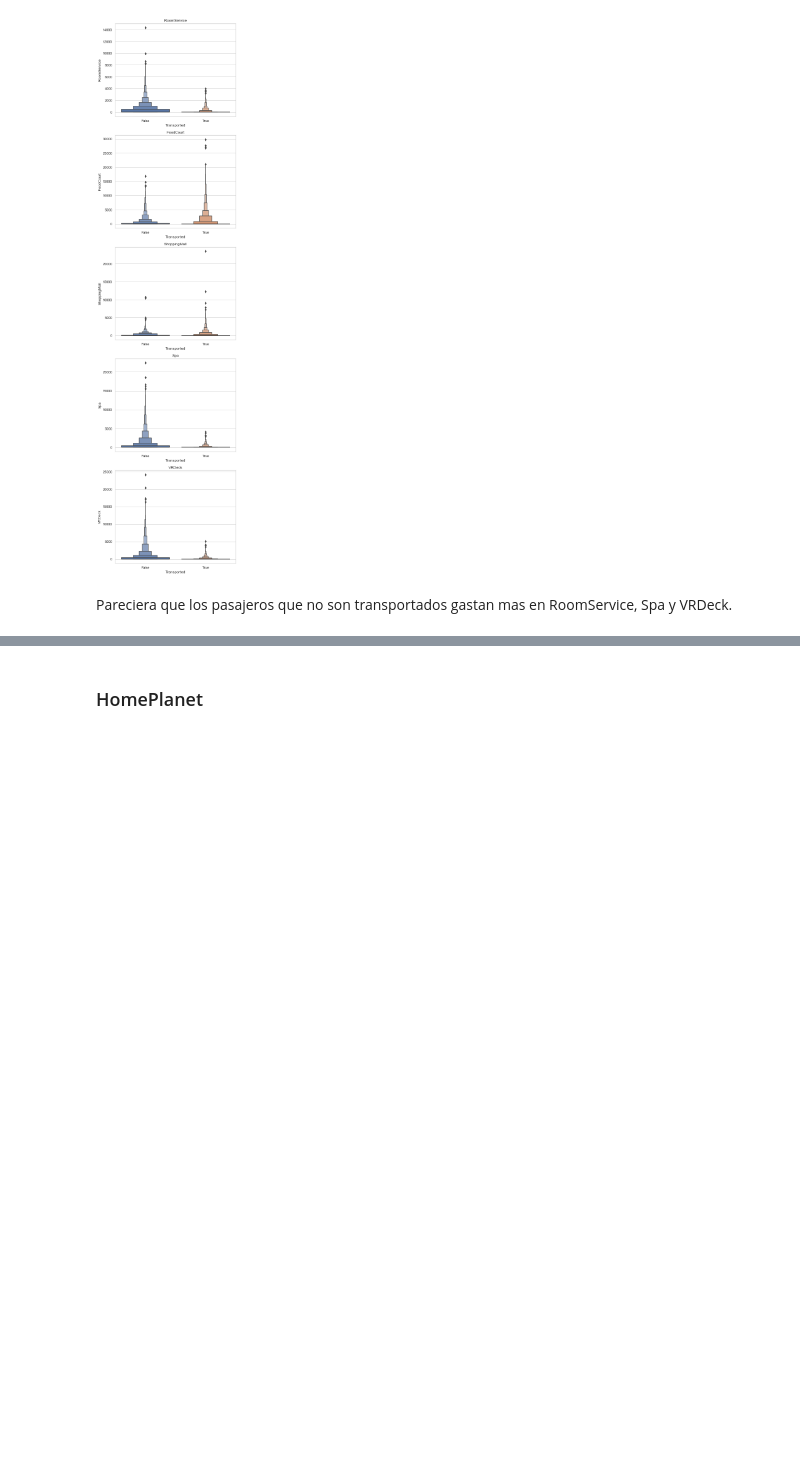
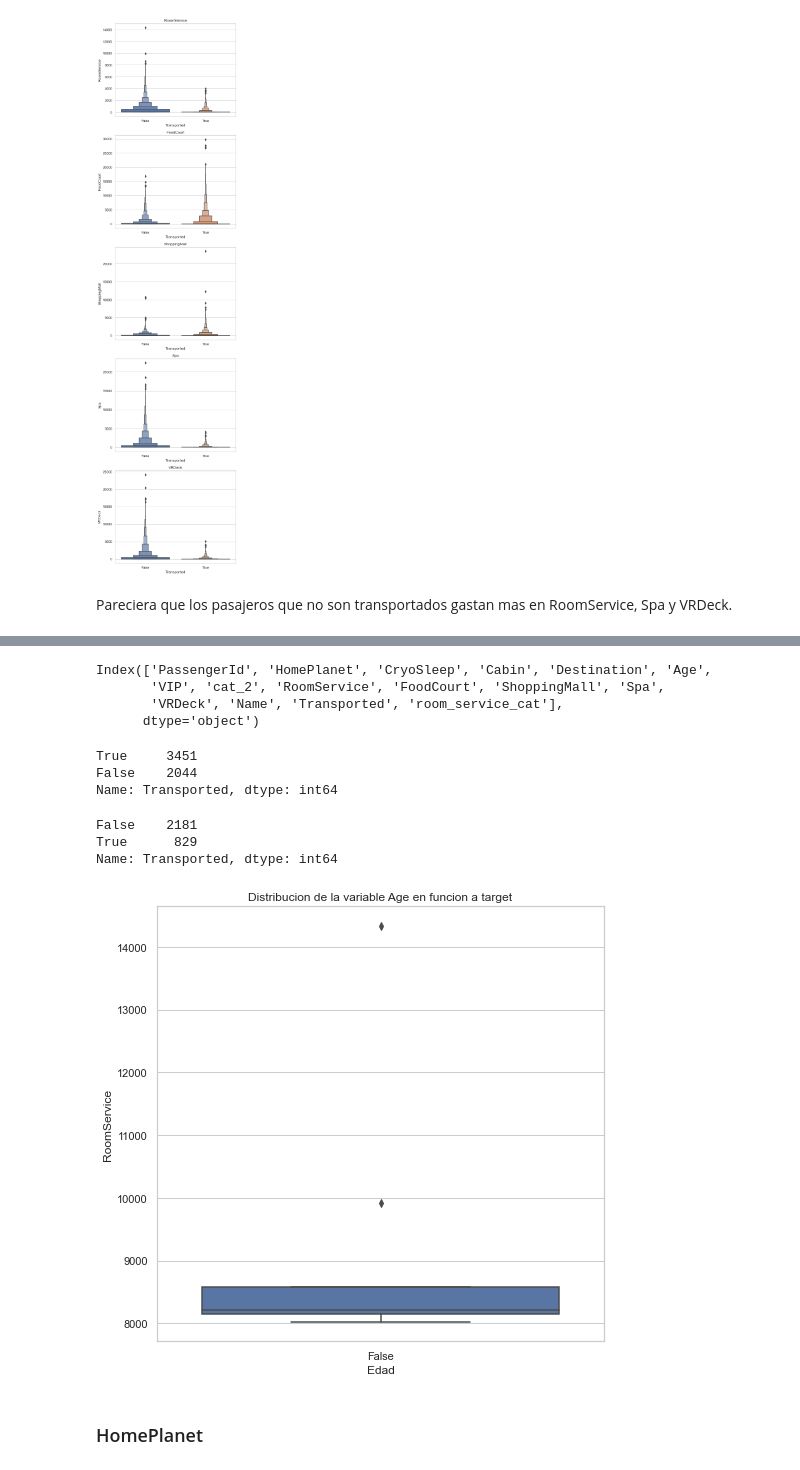
Before and after one commit to ayepezzetto/METLAB, a Jupyter notebook: Challenge_Titanic_RamaGiuli.ipynb, the cells around one changed output, grey strips where cells are left out. Cells and saved outputs as stored; diff of their text form; code cells hidden in the pictures; blank space fills up the shorter version.

Commit message:
Pruebas de variables

```diff
--- a/Challenge_Titanic_RamaGiuli.ipynb
+++ b/Challenge_Titanic_RamaGiuli.ipynb
@@ -535,0 +565,3 @@ Pareciera que los pasajeros que no son transportados gastan mas en RoomService,
+# %%
+df['room_service_cat'] = pd.cut(df.RoomService,bins=[-1,20,50,200,500,8000,15000],labels=['Poco1','Poco2','Medio1','Medio2','Mucho1','Mucho2'])
+df['room_service_cat'].value_counts()
@@ -536,3 +576,30 @@ Pareciera que los pasajeros que no son transportados gastan mas en RoomService,
+# %%
+df.columns
+# %% [output]
+Index(['PassengerId', 'HomePlanet', 'CryoSleep', 'Cabin', 'Destination', 'Age',
+       'VIP', 'cat_2', 'RoomService', 'FoodCourt', 'ShoppingMall', 'Spa',
+       'VRDeck', 'Name', 'Transported', 'room_service_cat'],
+      dtype='object')
+# %%
+df[df['VRDeck'] == 0]['Transported'].value_counts()
+# %% [output]
+True     3451
+False    2044
+Name: Transported, dtype: int64
+# %%
+df[df['VRDeck'] > 0]['Transported'].value_counts()
+# %% [output]
+False    2181
+True      829
+Name: Transported, dtype: int64
+# %%
+plt.figure(figsize=(8,8))
+sns.boxplot(data=df[df['room_service_cat'] == 'Mucho2'], y='RoomService', x='Transported')
+plt.xlabel('Edad')
+plt.title('Distribucion de la variable Age en funcion a target')
+plt.show()
+# %% [output]
+[figure, added]
 # %% [markdown]
 ### HomePlanet
 # %%
```
Also changed, not shown: parts of 17 cells of this notebook.
